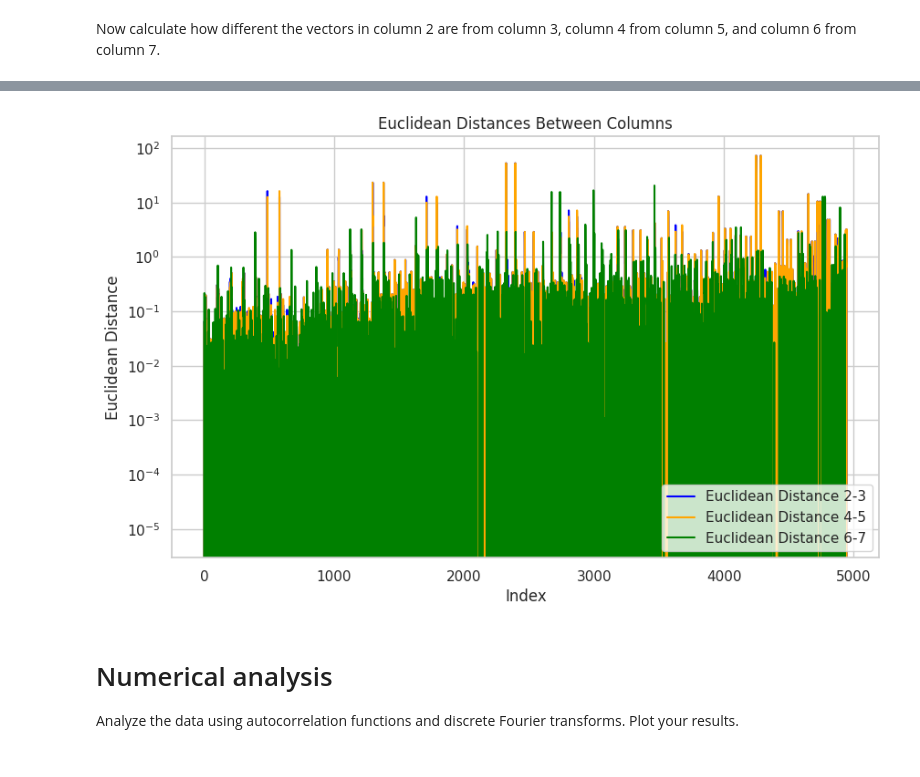
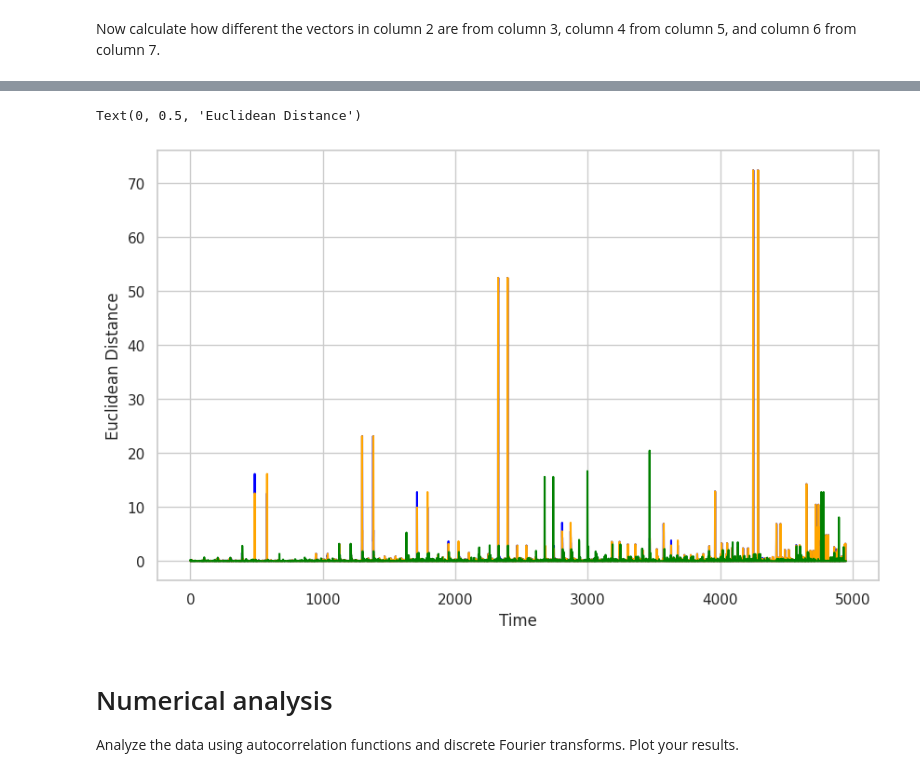
Before and after one commit to mourouzidou/ssd2025_team_of3, a Jupyter notebook: notebook/notebook_unit1.ipynb, the cells around one changed output, grey strips where cells are left out. Saved outputs shown, nothing was run; the diff lists cells and outputs as text; code cells hidden in the pictures.

Commit message:
add euclidian distance again (#6)

```diff
--- a/notebook/notebook_unit1.ipynb
+++ b/notebook/notebook_unit1.ipynb
@@ -364,7 +364,7 @@ Now calculate how different the vectors in column 2 are from column 3, column 4
 # %%
 # calculate the Euclidean distance
 
-def euclidean_distance(df,two_columns=[2,3]):
+def calculate_euclidean_distance(df,cols=[2,3]):
     """
     Calculate the Euclidean distance for each row in the DataFrame.
 
@@ -372,17 +372,11 @@ def euclidean_distance(df,two_columns=[2,3]):
     df (DataFrame): The input DataFrame.
 
     Returns:
-    Series: The Euclidean distances for each row.
+    Series: A Series containing the Euclidean distances.
     """
-    # Extract the two columns for distance calculation
-    col1 = df.iloc[:, two_columns[0]]
-    col2 = df.iloc[:, two_columns[1]]
 
-    # Calculate the Euclidean distance
-    distances = np.sqrt((col1 - col2)**2)
+    return np.sqrt((np.square(df.iloc[:,cols[0]] - df.iloc[:,cols[1]])))
 
-    return distances
-
-euclid_dist_23 = euclidean_distance(table_df, two_columns=[2, 3])
-euclid_dist_45 = euclidean_distance(table_df, two_columns=[4, 5])
-euclid_dist_67 = euclidean_distance(table_df, two_columns=[6, 7])
+euclid_dist_23 = calculate_euclidean_distance(table_df, cols=[2, 3])
+euclid_dist_45 = calculate_euclidean_distance(table_df, cols=[4, 5])
+euclid_dist_67 = calculate_euclidean_distance(table_df, cols=[6, 7])
@@ -389,22 +396,15 @@ euclid_dist_67 = euclidean_distance(table_df, two_columns=[6, 7])
 # %%
 # plot the result and save to a .pdf
 
-plt.figure(figsize=(10, 6))
-
-plt.plot(euclid_dist_23, label='Euclidean Distance 2-3', color='blue')
-plt.plot(euclid_dist_45, label='Euclidean Distance 4-5', color='orange')
-plt.plot(euclid_dist_67, label='Euclidean Distance 6-7', color='green')
-
-plt.xlabel('Index')
-plt.ylabel('Euclidean Distance')
-plt.title('Euclidean Distances Between Columns')
-plt.legend()
-
-plt.yscale('log')
-
-plt.savefig('euclidean_distances.pdf', format='pdf', dpi=300, bbox_inches='tight')
+fig, ax = plt.subplots(figsize=(10, 6))
+ax.plot(euclid_dist_23, label='Euclidean Distance 2-3', color='blue')
+ax.plot(euclid_dist_45, label='Euclidean Distance 4-5', color='orange')
+ax.plot(euclid_dist_67, label='Euclidean Distance 6-7', color='green')
+ax.set_xlabel('Time')
+ax.set_ylabel('Euclidean Distance')
 # %% [output]
+Text(0, 0.5, 'Euclidean Distance')
-[figure, old version]
+[figure, new version]
 # %%
 # print the result to a file
 
```
Also changed, not shown: parts of 2 cells of this notebook.
